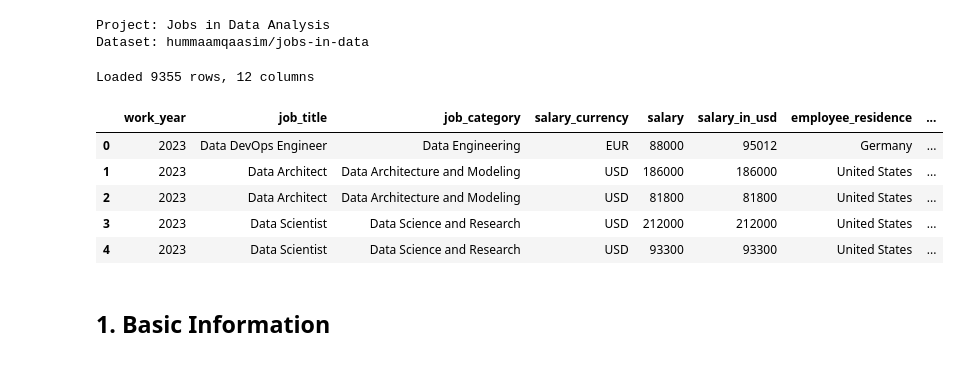
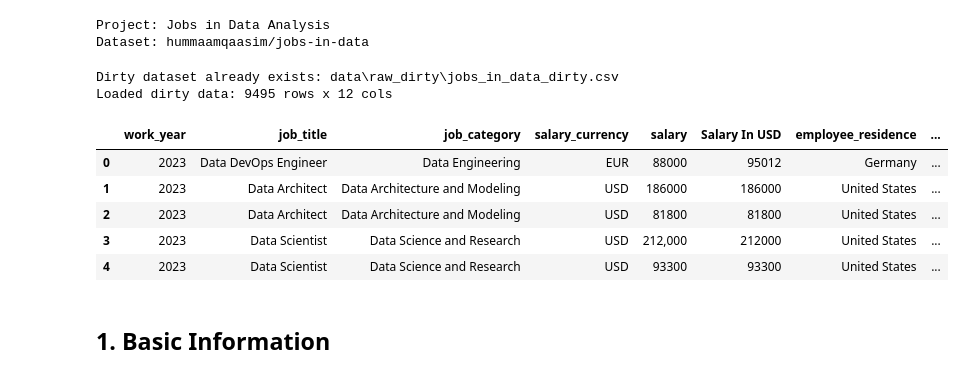
Before and after one commit to TrungDinh304/DS_salary, a Jupyter notebook: notebooks/00_data_profiling.ipynb, the cells around one changed output. Saved outputs shown, nothing was run; the diff lists cells and outputs as text; code cells hidden in the pictures.

```diff
--- a/notebooks/00_data_profiling.ipynb
+++ b/notebooks/00_data_profiling.ipynb
@@ -36,19 +38,34 @@ print(f"Dataset: {config['data']['dataset']}")
 Project: Jobs in Data Analysis
 Dataset: hummaamqaasim/jobs-in-data
 # %%
-# Load raw data (downloads from Kaggle if not available locally)
-df = load_raw_data_with_fallback(
-    raw_dir="../data/raw",
-    dataset=config["data"]["dataset"]
-)
+# 1. Đảm bảo raw có sẵn (download từ Kaggle nếu chưa có)
+raw_path = Path(config["paths"]["raw_data"]) / config["data"]["raw_filename"]
+if not raw_path.exists():
+    load_raw_data_with_fallback(
+        raw_dir=config["paths"]["raw_data"],
+        dataset=config["data"]["dataset"],
+        filename=config["data"]["raw_filename"],
+    )
+
+# 2. Sinh dirty dataset từ raw (idempotent — chỉ tạo nếu chưa tồn tại)
+dirty_path = Path(config["paths"]["dirty_data"]) / config["data"]["dirty_filename"]
+if not dirty_path.exists():
+    make_dirty_dataset(raw_path=raw_path, dirty_path=dirty_path, seed=config["data"]["dirty_seed"])
+else:
+    print(f"Dirty dataset already exists: {dirty_path}")
+
+# 3. Profile dirty data
+df = pd.read_csv(dirty_path)
+print(f"Loaded dirty data: {df.shape[0]} rows x {df.shape[1]} cols")
 df.head()
 # %% [output]
-Loaded 9355 rows, 12 columns
+Dirty dataset already exists: data\raw_dirty\jobs_in_data_dirty.csv
+Loaded dirty data: 9495 rows x 12 cols
-|  | work_year | job_title | job_category | salary_currency | salary | salary_in_usd | employee_residence | ... |
+|  | work_year | job_title | job_category | salary_currency | salary | Salary In USD | employee_residence | ... |
 | 0 | 2023 | Data DevOps Engineer | Data Engineering | EUR | 88000 | 95012 | Germany | ... |
 | 1 | 2023 | Data Architect | Data Architecture and Modeling | USD | 186000 | 186000 | United States | ... |
 | 2 | 2023 | Data Architect | Data Architecture and Modeling | USD | 81800 | 81800 | United States | ... |
-| 3 | 2023 | Data Scientist | Data Science and Research | USD | 212000 | 212000 | United States | ... |
+| 3 | 2023 | Data Scientist | Data Science and Research | USD | 212,000 | 212000 | United States | ... |
 | 4 | 2023 | Data Scientist | Data Science and Research | USD | 93300 | 93300 | United States | ... |
 # %% [markdown]
 ## 1. Basic Information
```
Also changed, not shown: parts of 14 cells of this notebook, 16 other files.
